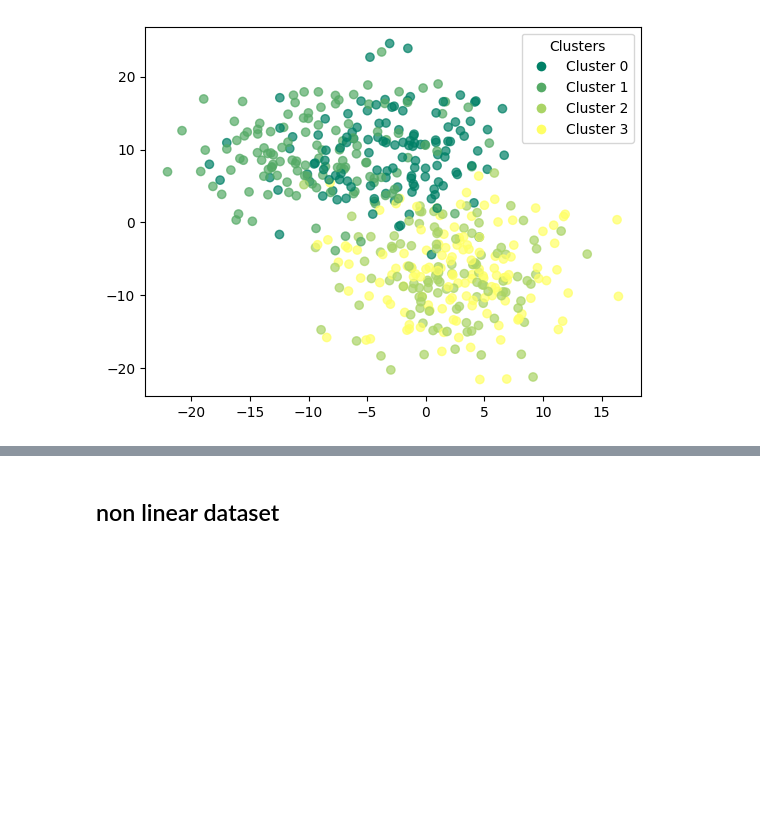
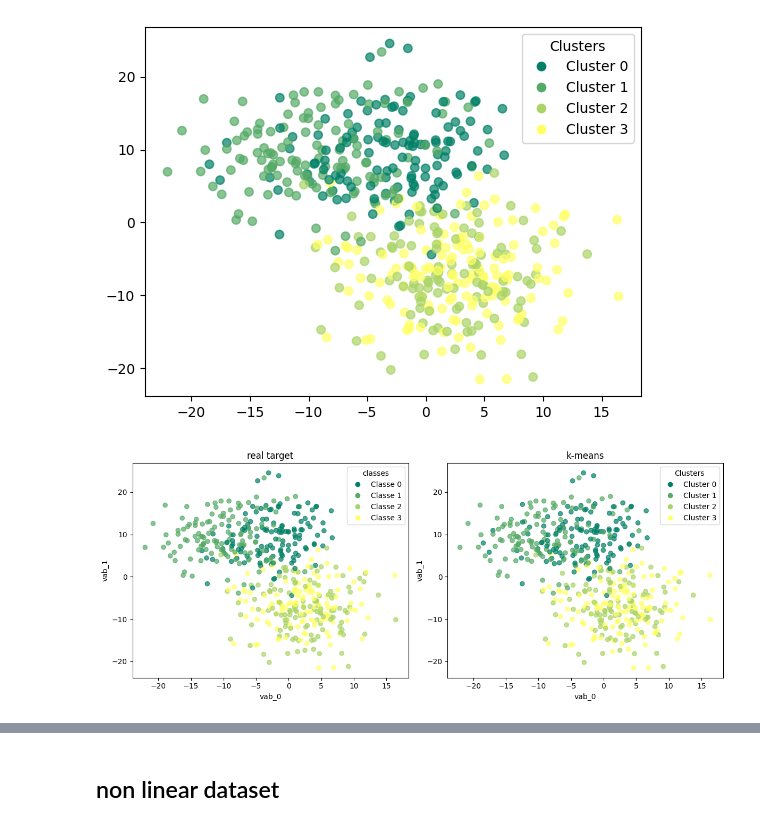
Before and after one commit to depa-tto/Thesis, a Jupyter notebook: attempt_2.ipynb, the cells around one changed output, grey strips where cells are left out. Saved outputs shown, nothing was run; the diff lists cells and outputs as text; code cells hidden in the pictures; blank space fills up the shorter version.

Commit message:
clustering with pca

```diff
--- a/attempt_2.ipynb
+++ b/attempt_2.ipynb
@@ -571,3 +571,34 @@ plt.legend(handles=legend_elements, title="Clusters")
 plt.show()
 # %% [output]
 [figure]
+# %%
+fig, axes = plt.subplots(1, 2, figsize=(12, 5))
+
+scatter1 = axes[0].scatter(df_pca_kmeans.iloc[:, 0], df_pca_kmeans.iloc[:, 1],
+                           c=df_pca_kmeans['target'], cmap='summer', alpha=0.7)
+
+unique_labels = np.unique(df_pca_kmeans['target'])
+legend_elements1 = [Line2D([0], [0], marker='o', color='w', label=f'Classe {label}',
+                           markerfacecolor=scatter1.cmap(scatter1.norm(label)), markersize=8)
+                    for label in unique_labels]
+axes[0].legend(handles=legend_elements1, title="classes")
+axes[0].set_title("real target")
+
+scatter2 = axes[1].scatter(df_pca_kmeans.iloc[:, 0], df_pca_kmeans.iloc[:, 1],
+                           c=df_pca_kmeans['kmeans_pca'], cmap='summer', alpha=0.7)
+
+unique_clusters = np.unique(df_pca_kmeans['kmeans_pca'])
+legend_elements2 = [Line2D([0], [0], marker='o', color='w', label=f'Cluster {cluster}',
+                           markerfacecolor=scatter2.cmap(scatter2.norm(cluster)), markersize=8)
+                    for cluster in unique_clusters]
+axes[1].legend(handles=legend_elements2, title="Clusters")
+axes[1].set_title("k-means")
+
+for ax in axes:
+    ax.set_xlabel("vab_0")
+    ax.set_ylabel("vab_1")
+
+plt.tight_layout()
+plt.show()
+# %% [output]
+[figure, added]
```
Also changed, not shown: parts of 3 cells of this notebook.
